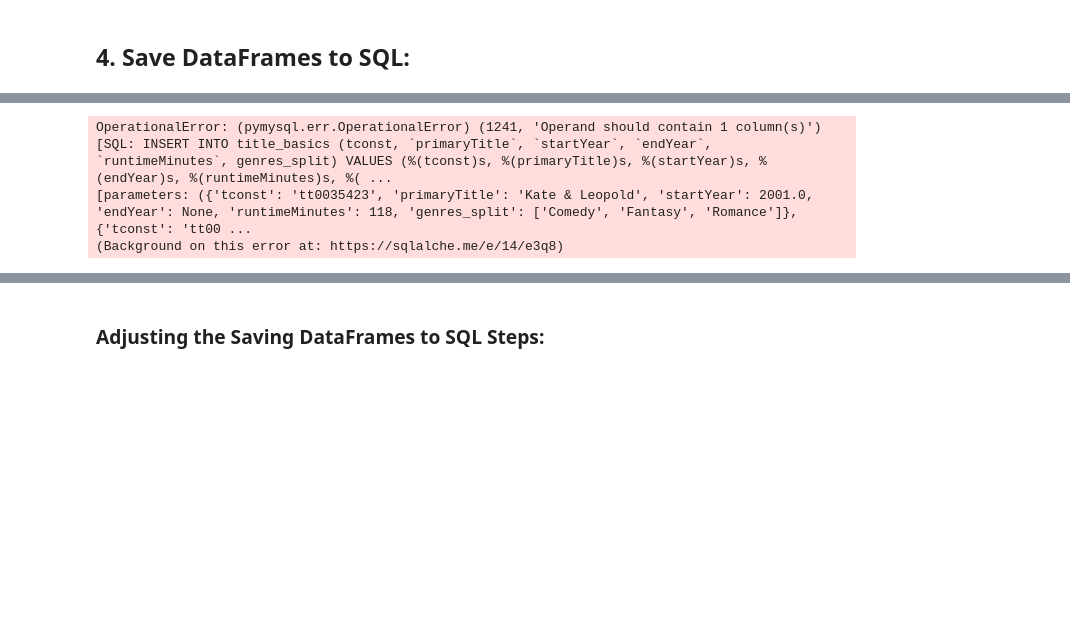
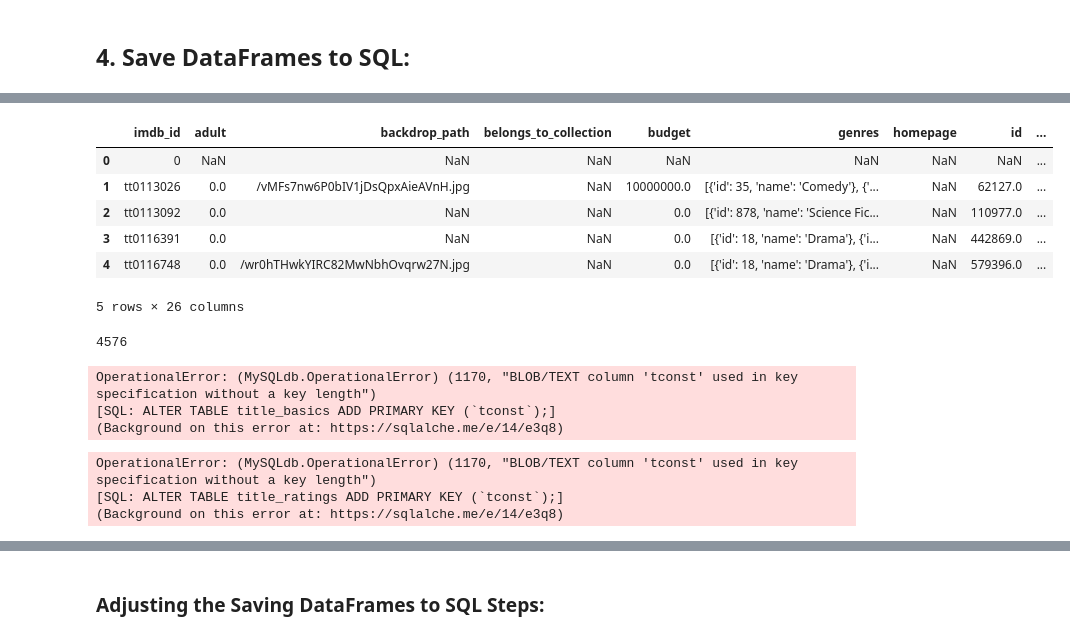
Before and after one commit to Yaman-Shadid/Project-3, a Jupyter notebook: Project 3 Part 3.ipynb, the cells around one changed output, grey strips where cells are left out. Cells and saved outputs as stored; diff of their text form; code cells hidden in the pictures; blank space fills up the shorter version.

```diff
--- a/Project 3 Part 3.ipynb
+++ b/Project 3 Part 3.ipynb
@@ -84,3 +122,26 @@ engine = create_engine(DATABASE_URL)
+# %%
+# Importing tmdb_df
+
+# Paths to files
+file_path_2000 = "G:\\Github Desktop Reps\\Coding Dojo\\Project-3\\Data\\final_tmdb_data_for_2000.csv.gz"
+file_path_2001 = "G:\\Github Desktop Reps\\Coding Dojo\\Project-3\\Data\\final_tmdb_data_for_2001.csv.gz"
+
+# Load the compressed CSV files into pandas DataFrames
+data_2000 = pd.read_csv(file_path_2000, compression='gzip')
+data_2001 = pd.read_csv(file_path_2001, compression='gzip')
+
+# Concatenate the two DataFrames
+tmdb_df = pd.concat([data_2000, data_2001], ignore_index=True)
+
+tmdb_df.head()
+# %% [output]
+|  | imdb_id | adult | backdrop_path | belongs_to_collection | budget | genres | homepage | id | ... |
+| 0 | 0 | NaN | NaN | NaN | NaN | NaN | NaN | NaN | ... |
+| 1 | tt0113026 | 0.0 | /vMFs7nw6P0bIV1jDsQpxAieAVnH.jpg | NaN | 10000000.0 | [{'id': 35, 'name': 'Comedy'}, {'... | NaN | 62127.0 | ... |
+| 2 | tt0113092 | 0.0 | NaN | NaN | 0.0 | [{'id': 878, 'name': 'Science Fic... | NaN | 110977.0 | ... |
+| 3 | tt0116391 | 0.0 | NaN | NaN | 0.0 | [{'id': 18, 'name': 'Drama'}, {'i... | NaN | 442869.0 | ... |
+| 4 | tt0116748 | 0.0 | /wr0hTHwkYIRC82MwNbhOvqrw27N.jpg | NaN | 0.0 | [{'id': 18, 'name': 'Drama'}, {'i... | NaN | 579396.0 | ... |
+5 rows × 26 columns
 # %%
 # Saving the tables to the database (ensure correct dtypes/schema for each)
 df.to_sql('title_basics', engine, if_exists='replace', index=False)
@@ -88,13 +149,12 @@ title_ratings_df.to_sql('title_ratings', engine, if_exists='replace', index=Fals
 title_genres.to_sql('title_genres', engine, if_exists='replace', index=False)
 genres.to_sql('genres', engine, if_exists='replace', index=False)
 tmdb_df.to_sql('tmdb_data', engine, if_exists='replace', index=False)
-
-# Set primary keys for tables
-engine.execute('ALTER TABLE title_basics ADD PRIMARY KEY (`tconst`);')
-engine.execute('ALTER TABLE title_ratings ADD PRIMARY KEY (`tconst`);')
-engine.execute('ALTER TABLE tmdb_data ADD PRIMARY KEY (`movie_id`);')
 # %% [output]
-OperationalError: (pymysql.err.OperationalError) (1241, 'Operand should contain 1 column(s)')
-[SQL: INSERT INTO title_basics (tconst, `primaryTitle`, `startYear`, `endYear`, `runtimeMinutes`, genres_split) VALUES (%(tconst)s, %(primaryTitle)s, %(startYear)s, %(endYear)s, %(runtimeMinutes)s, %( ...
-[parameters: ({'tconst': 'tt0035423', 'primaryTitle': 'Kate & Leopold', 'startYear': 2001.0, 'endYear': None, 'runtimeMinutes': 118, 'genres_split': ['Comedy', 'Fantasy', 'Romance']}, {'tconst': 'tt00 ...
-(Background on this error at: https://sqlalche.me/e/14/e3q8)
+4576
+# %%
+# Set primary keys for tables
+engine.execute('ALTER TABLE title_basics ADD PRIMARY KEY (`tconst`);')
+# %% [output]
+OperationalError: (MySQLdb.OperationalError) (1170, "BLOB/TEXT column 'tconst' used in key specification without a key length")
+[SQL: ALTER TABLE title_basics ADD PRIMARY KEY (`tconst`);]
+(Background on this error at: https://sqlalche.me/e/14/e3q8)
@@ -100,0 +165,6 @@ OperationalError: (pymysql.err.OperationalError) (1241, 'Operand should contain
+# %%
+engine.execute('ALTER TABLE title_ratings ADD PRIMARY KEY (`tconst`);')
+# %% [output]
+OperationalError: (MySQLdb.OperationalError) (1170, "BLOB/TEXT column 'tconst' used in key specification without a key length")
+[SQL: ALTER TABLE title_ratings ADD PRIMARY KEY (`tconst`);]
+(Background on this error at: https://sqlalche.me/e/14/e3q8)
```
Also changed, not shown: parts of 17 cells of this notebook, 1 other file.
